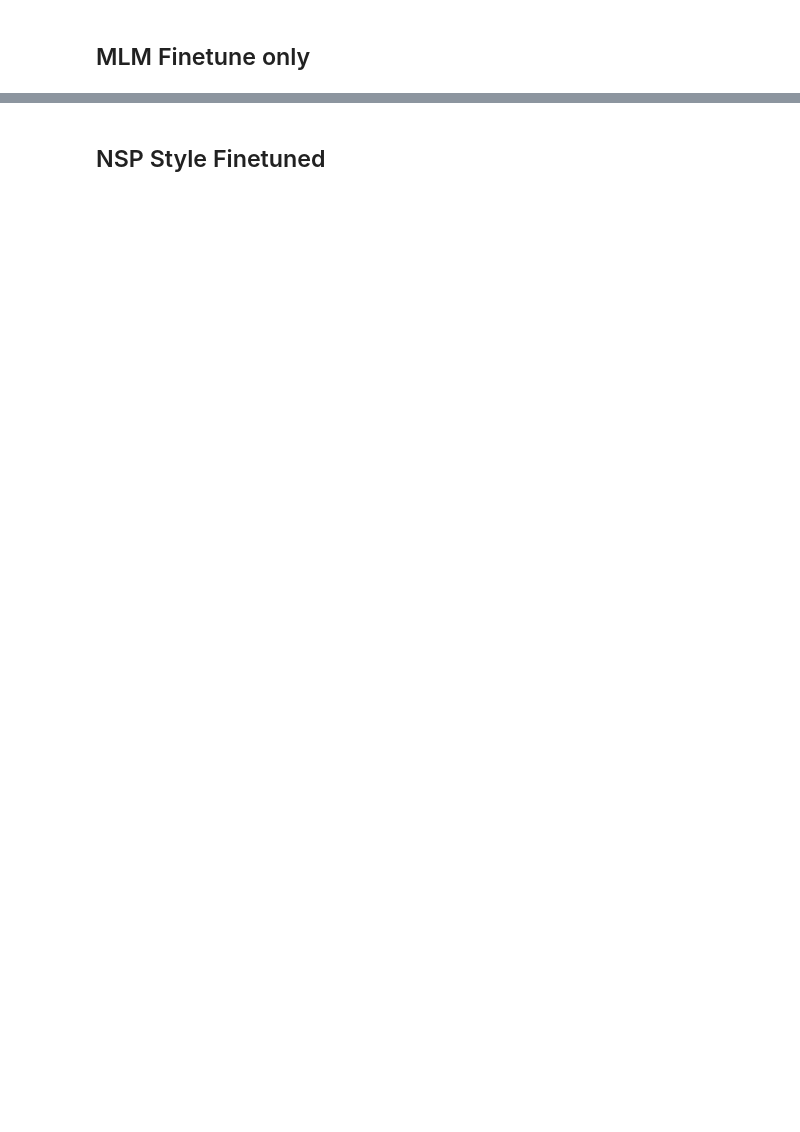
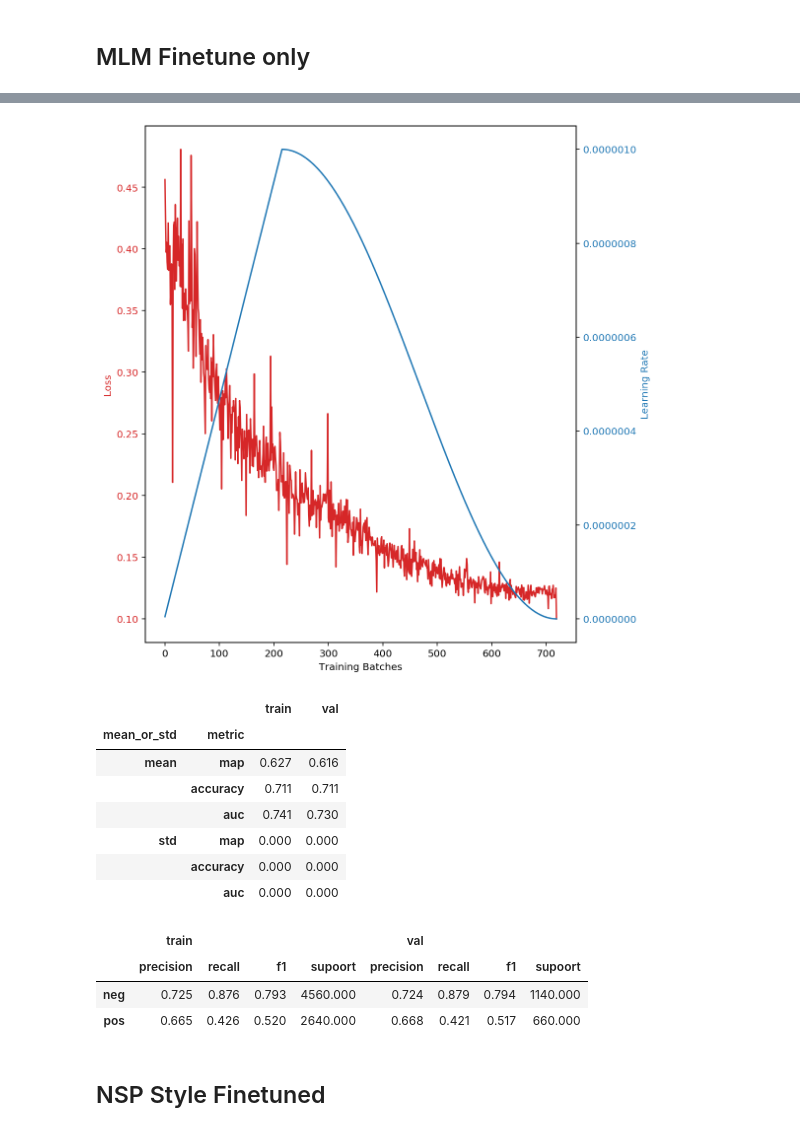
Before and after one commit to faizanahemad/facebook-hateful-memes, a Jupyter notebook: notebooks/Fasttext1DCNN.ipynb, the cells around one changed output, grey strips where cells are left out. Drawn from its saved outputs; the diff is of its cells as text; code cells hidden in the pictures; blank space fills up the shorter version.

```diff
--- a/notebooks/Fasttext1DCNN.ipynb
+++ b/notebooks/Fasttext1DCNN.ipynb
@@ -346,0 +648,67 @@ prfs
+# %%
+epochs = 24
+batch_size = 256
+lr_strategy = {
+    "model": {
+        "lr": optimizer_params["lr"] / 1000,
+        "finetune": False,
+        "encoder": {
+            "layer": {
+                "3": {
+                    "lr": optimizer_params["lr"] / 1e3,
+                    "finetune": False
+                },
+                "4": {
+                    "lr": optimizer_params["lr"] / 1e2,
+                    "finetune": False
+                },
+                "5": {
+                    "lr": optimizer_params["lr"] / 1e2,
+                    "finetune": False
+                }
+            }
+        },
+    }
+}
+model_fn = model_builder(AlbertClassifer,
+                         dict(classifier_dims=256,
+                              num_classes=2,
+                              embedding_dims=768,
+                              gaussian_noise=5.25,
+                              dropout=0.15,
+                              word_masking_proba=0.175,
+                              internal_dims=512,
+                              final_layer_builder=fb_1d_loss_builder,
+                              n_layers=2,
+                              n_encoders=3,
+                              n_decoders=2,
+                              n_tokens_in=96,
+                              n_tokens_out=16,
+                              featurizer="transformer",
+                              model='./model-augsim',
+                              finetune=False),
+                         per_param_opts_fn=lr_strategy,
+                         optimiser_class=optimizer,
+                         optimiser_params=optimizer_params)
+
+multi_eval = False
+kfold = False
+results, prfs = train_validate_ntimes(
+    model_fn,
+    data,
+    batch_size,
+    epochs,
+    augmentation_weights=augmentation_weights,
+    kfold=kfold,
+    multi_eval=multi_eval,
+    scheduler_init_fn=scheduler_init_fn,
+    model_call_back=reg_sched,
+    validation_epochs=[4, 7, 9, 11, 14, 17, 19, 23, 27, 31, 34, 37, 41, 44, 47, 51, 54],
+    show_model_stats=True,
+    sampling_policy="without_replacement")
+r2, p2 = results, prfs
+results
+prfs
+
+# 0.754	0.738
+# %% [output]
@@ -347,2 +732,15 @@ prfs
+[figure, added]
+|  |  | train | val |
+| mean_or_std | metric |  |  |
+| mean | map | 0.627 | 0.616 |
+|  | accuracy | 0.711 | 0.711 |
+|  | auc | 0.741 | 0.730 |
+| std | map | 0.000 | 0.000 |
+|  | accuracy | 0.000 | 0.000 |
+|  | auc | 0.000 | 0.000 |
+|  | train |  |  |  | val |  |  |  |
+|  | precision | recall | f1 | supoort | precision | recall | f1 | supoort |
+| neg | 0.725 | 0.876 | 0.793 | 4560.000 | 0.724 | 0.879 | 0.794 | 1140.000 |
+| pos | 0.665 | 0.426 | 0.520 | 2640.000 | 0.668 | 0.421 | 0.517 | 660.000 |
 # %% [markdown]
 ## NSP Style Finetuned
```
Also changed, not shown: parts of 14 cells of this notebook, 3 other files.
